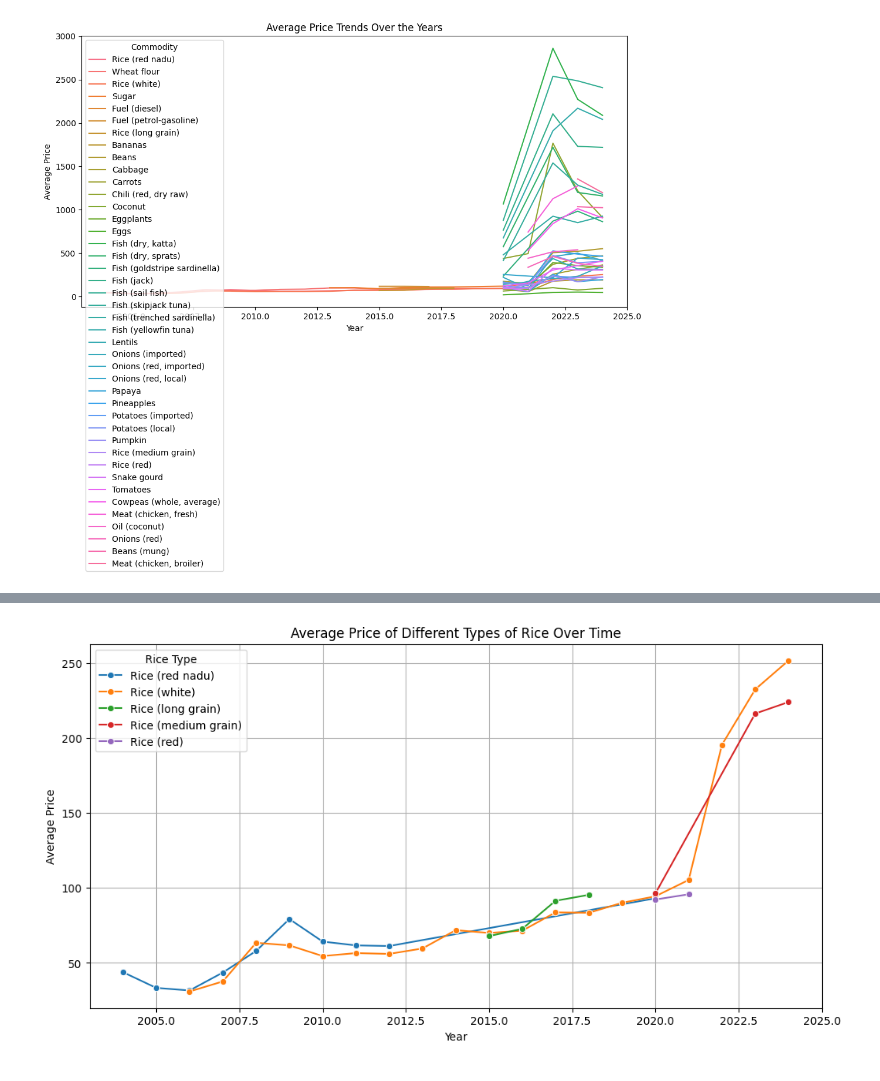
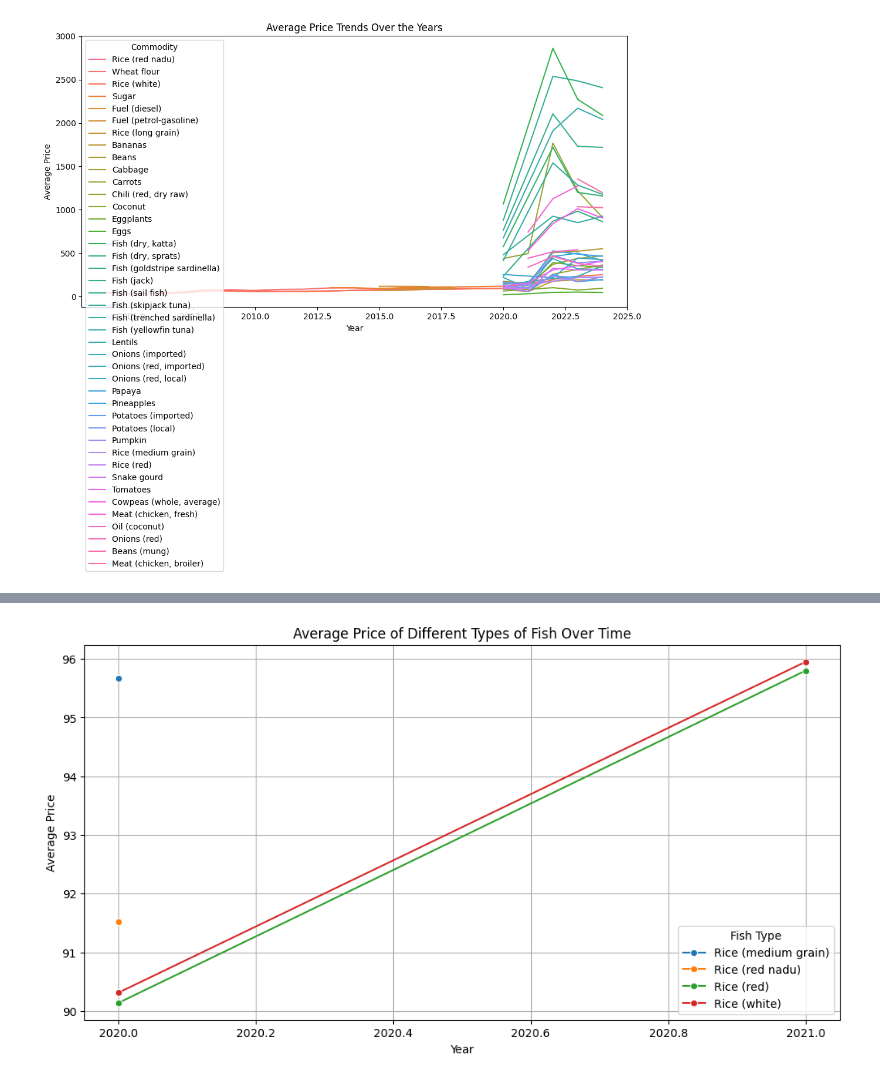
Before and after one commit to HChandeepa/Sri_Lanka_Food_Prices_Analysis, a Jupyter notebook: Sri_Lanka_Food_Prices_Analysis.ipynb, the cells around one changed output, grey strips where cells are left out. Cells and saved outputs as stored; diff of their text form; code cells hidden in the pictures.

```diff
--- a/Sri_Lanka_Food_Prices_Analysis.ipynb
+++ b/Sri_Lanka_Food_Prices_Analysis.ipynb
@@ -111,0 +118,2 @@ df.head()
+# %%
+df['year'] = df['year'].astype(int)
@@ -214,0 +283,28 @@ plt.show()
+# %%
+import matplotlib.ticker as mticker
+
+# Filter rice commodities and only Retail prices
+rice_types = df[
+    (df['commodity'].str.contains('Rice', case=False, na=False)) &
+    (df['pricetype'] == 'Wholesale')
+]
+
+# Group by year and commodity, then calculate the mean price
+rice_prices = rice_types.groupby(['year', 'commodity'])['price'].mean().reset_index()
+
+# Convert year to integer to remove decimal points
+rice_prices['year'] = rice_prices['year'].astype(int)
+
+# Plot rice price trends over time
+plt.figure(figsize=(12, 6))
+sns.lineplot(data=rice_prices, x='year', y='price', hue='commodity', marker='o')
+plt.title('Average Wholesale Price of Different Types of Rice Over Time')
+plt.xlabel('Year')
+plt.ylabel('Average Price')
+plt.legend(title='Rice Type')
+
+# Set x-ticks only for years that exist in rice_prices
+plt.xticks(ticks=rice_prices['year'].unique(), labels=rice_prices['year'].unique())
+
+plt.grid(True)
+plt.show()
@@ -215,18 +351,19 @@ plt.show()
 # %%
 # Filter rice commodities
-rice_types = df[df['commodity'].str.contains('Rice', case=False, na=False)]
+fish_types = df[df['commodity'].str.contains('Fish', case=False, na=False)]
 
 # Group by year and commodity, then calculate the mean price
-rice_prices = rice_types.groupby(['year', 'commodity'])['price'].mean().reset_index()
+fish_prices = fish_types.groupby(['year', 'commodity'])['price'].mean().reset_index()
 
 # Plot rice price trends over time
 plt.figure(figsize=(12, 6))
 sns.lineplot(data=rice_prices, x='year', y='price', hue='commodity', marker='o')
-plt.title('Average Price of Different Types of Rice Over Time')
+plt.title('Average Price of Different Types of Fish Over Time')
 plt.xlabel('Year')
 plt.ylabel('Average Price')
-plt.legend(title='Rice Type')
+plt.legend(title='Fish Type')
+#plt.xticks(ticks=fish_prices['year'].unique(), labels=fish_prices['year'].unique())
 plt.grid(True)
 plt.show()
 # %% [output]
-[figure, old version]
+[figure, new version]
```
Also changed, not shown: parts of 17 cells of this notebook.
